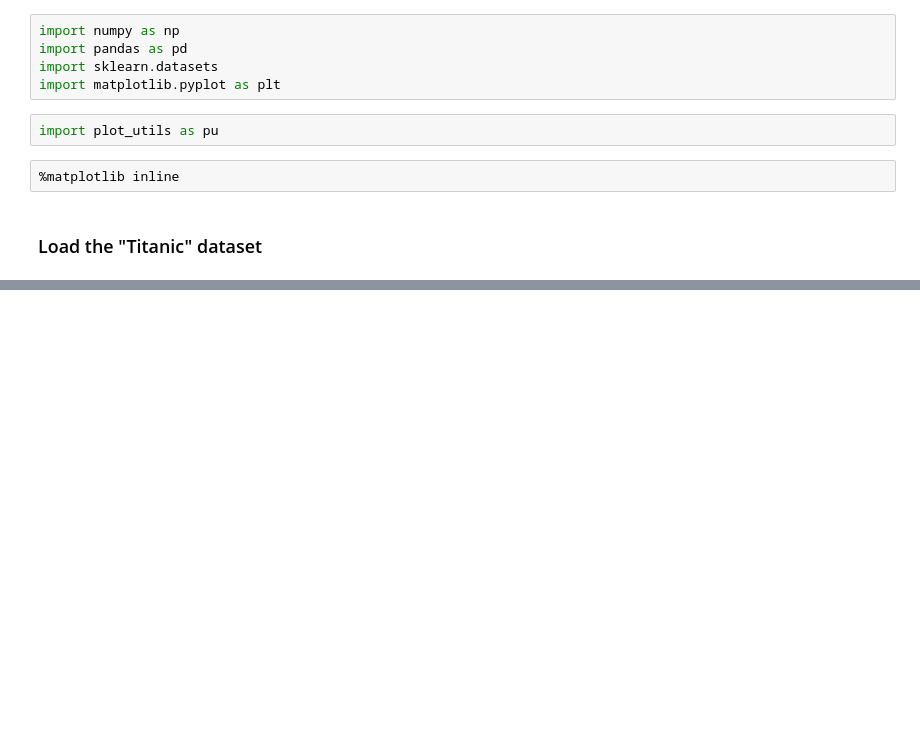
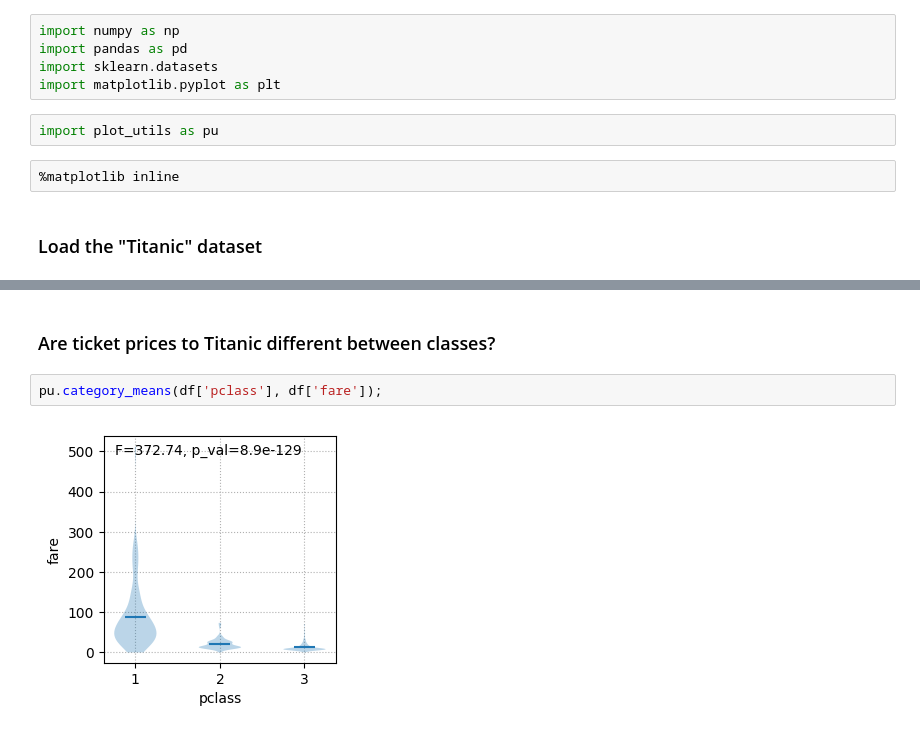
Before and after one commit to teiband/python-plot-utilities, a Jupyter notebook: examples/Categorical_variables_example.ipynb, the cells around one changed output, grey strips where cells are left out. Drawn from its saved outputs; the diff is of its cells as text; blank space fills up the shorter version.

```diff
--- a/examples/Categorical_variables_example.ipynb
+++ b/examples/Categorical_variables_example.ipynb
@@ -31 +31,7 @@ df.head()
+# %% [markdown]
+### Are ticket prices to Titanic different between classes?
+# %%
+pu.category_means(df['pclass'], df['fare']);
+# %% [output]
+[figure, added]
 # %% [markdown]
```
Also changed, not shown: parts of 8 cells of this notebook, 6 other files.
